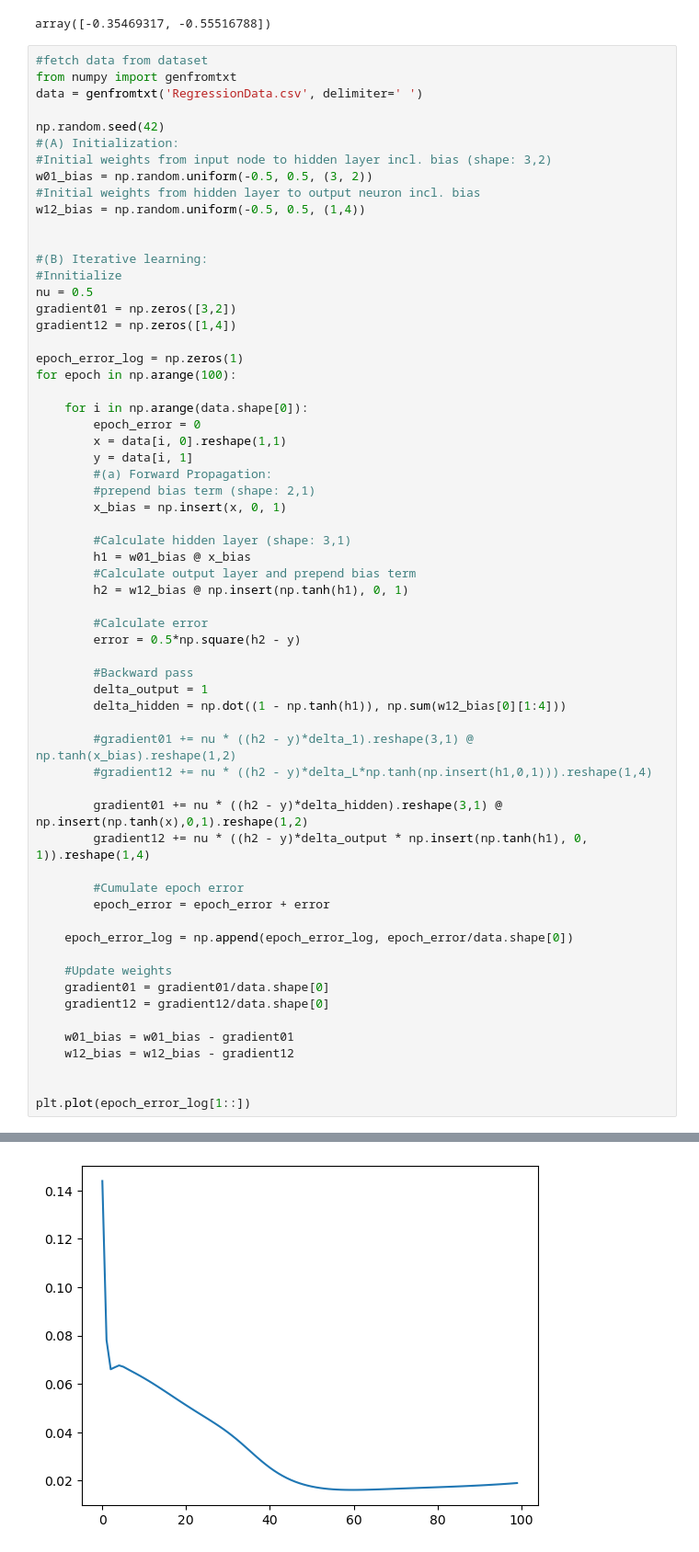
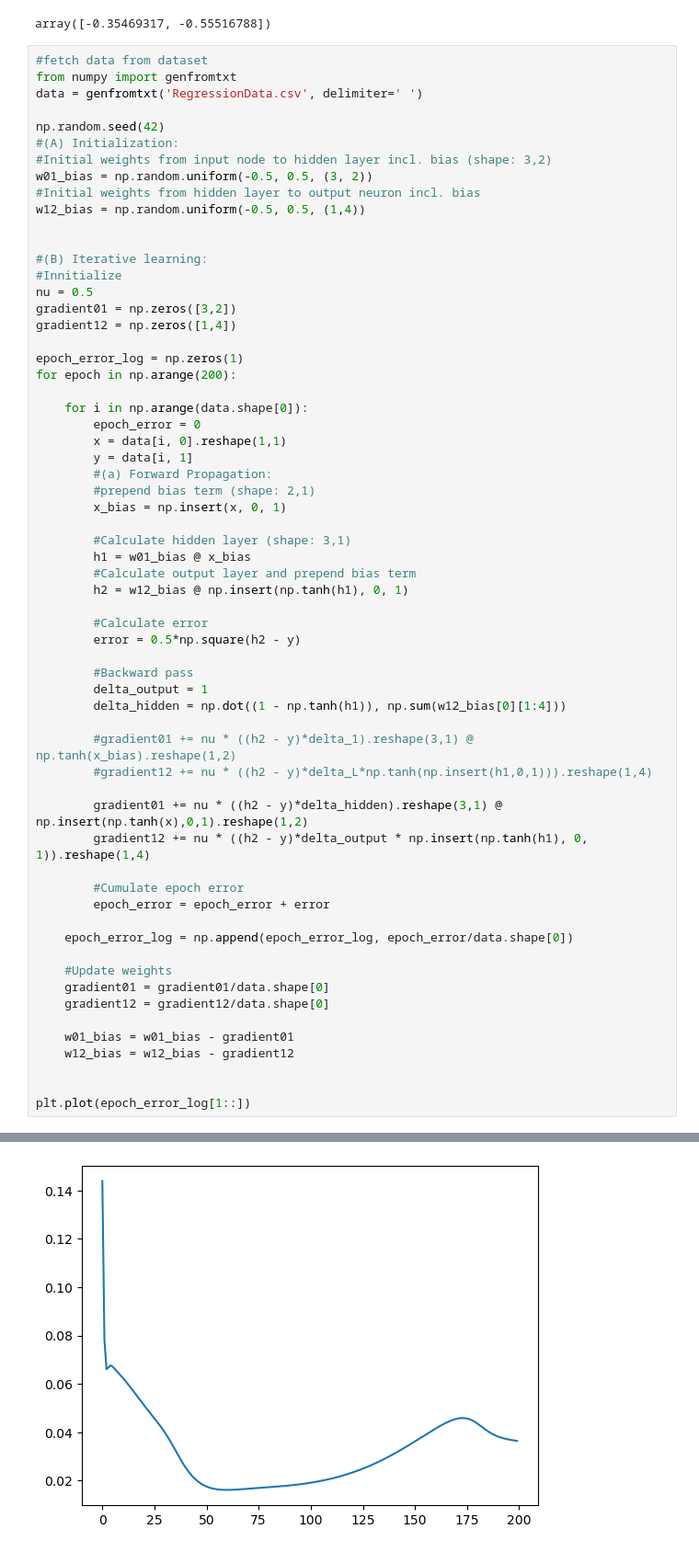
Before and after one commit to Javiermateor/Machine-Intelligence-I, a Jupyter notebook: Exercises/Exercise_03.ipynb, the cells around one changed output, grey strips where cells are left out. Shown at 92% size. Cells and saved outputs as stored; diff of their text form.

```diff
--- a/Exercises/Exercise_03.ipynb
+++ b/Exercises/Exercise_03.ipynb
@@ -110,7 +110,7 @@ gradient01 = np.zeros([3,2])
 gradient12 = np.zeros([1,4])
 
 epoch_error_log = np.zeros(1)
-for epoch in np.arange(100):
+for epoch in np.arange(200):
 
     for i in np.arange(data.shape[0]):
         epoch_error = 0
@@ -127,31 +127,31 @@ for epoch in np.arange(100):
 
         #Calculate error
         error = 0.5*np.square(h2 - y)
 
         #Backward pass
         delta_output = 1
         delta_hidden = np.dot((1 - np.tanh(h1)), np.sum(w12_bias[0][1:4]))
 
         #gradient01 += nu * ((h2 - y)*delta_1).reshape(3,1) @ np.tanh(x_bias).reshape(1,2)
         #gradient12 += nu * ((h2 - y)*delta_L*np.tanh(np.insert(h1,0,1))).reshape(1,4)
 
         gradient01 += nu * ((h2 - y)*delta_hidden).reshape(3,1) @ np.insert(np.tanh(x),0,1).reshape(1,2)
         gradient12 += nu * ((h2 - y)*delta_output * np.insert(np.tanh(h1), 0, 1)).reshape(1,4)
 
         #Cumulate epoch error
         epoch_error = epoch_error + error
 
     epoch_error_log = np.append(epoch_error_log, epoch_error/data.shape[0])
 
     #Update weights
     gradient01 = gradient01/data.shape[0]
     gradient12 = gradient12/data.shape[0]
 
     w01_bias = w01_bias - gradient01
     w12_bias = w12_bias - gradient12
 
 
 plt.plot(epoch_error_log[1::])
 # %% [output]
 [<matplotlib.lines.Line2D at 0x...>]
-[figure, old version]
+[figure, new version]
```
